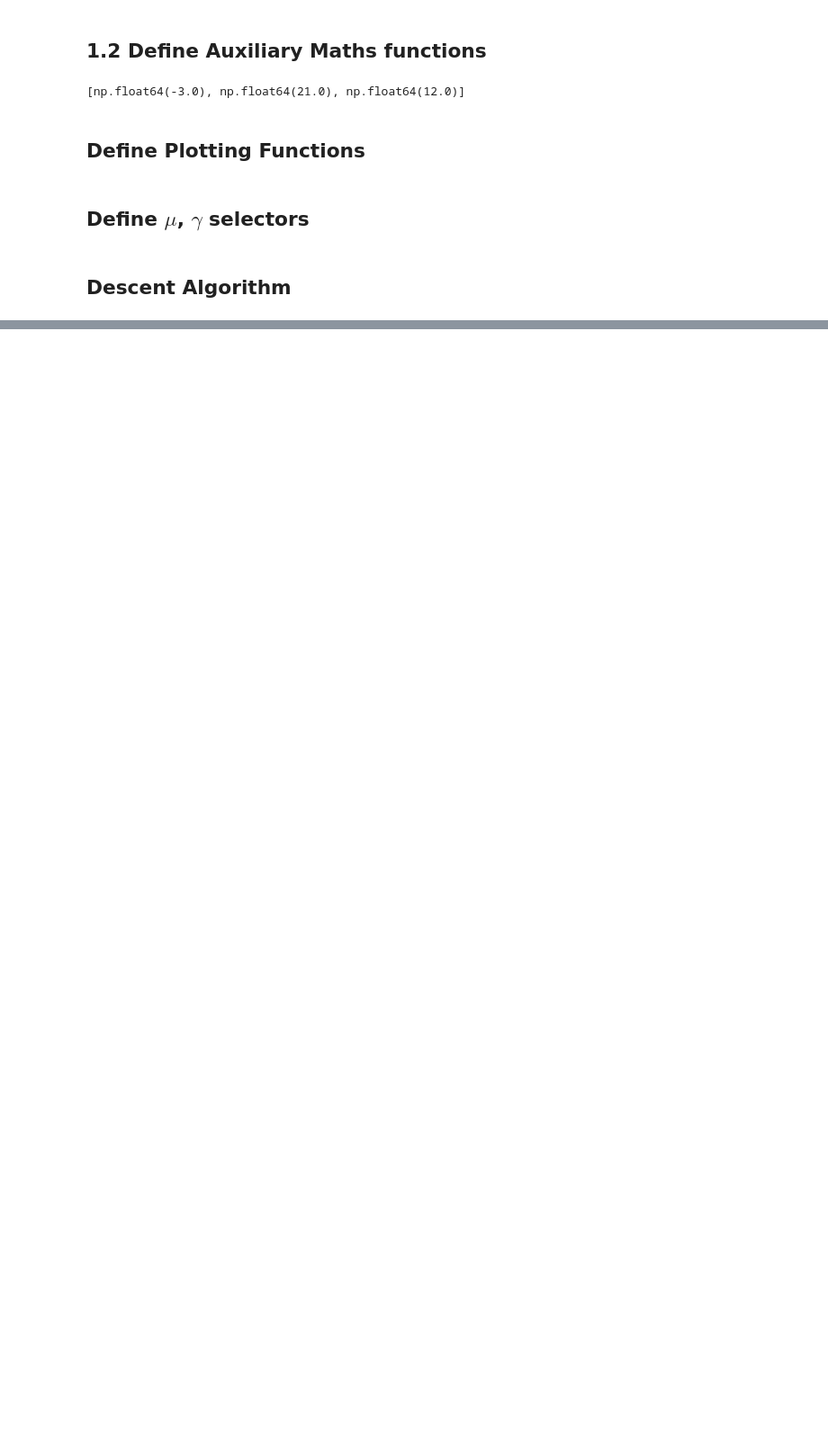
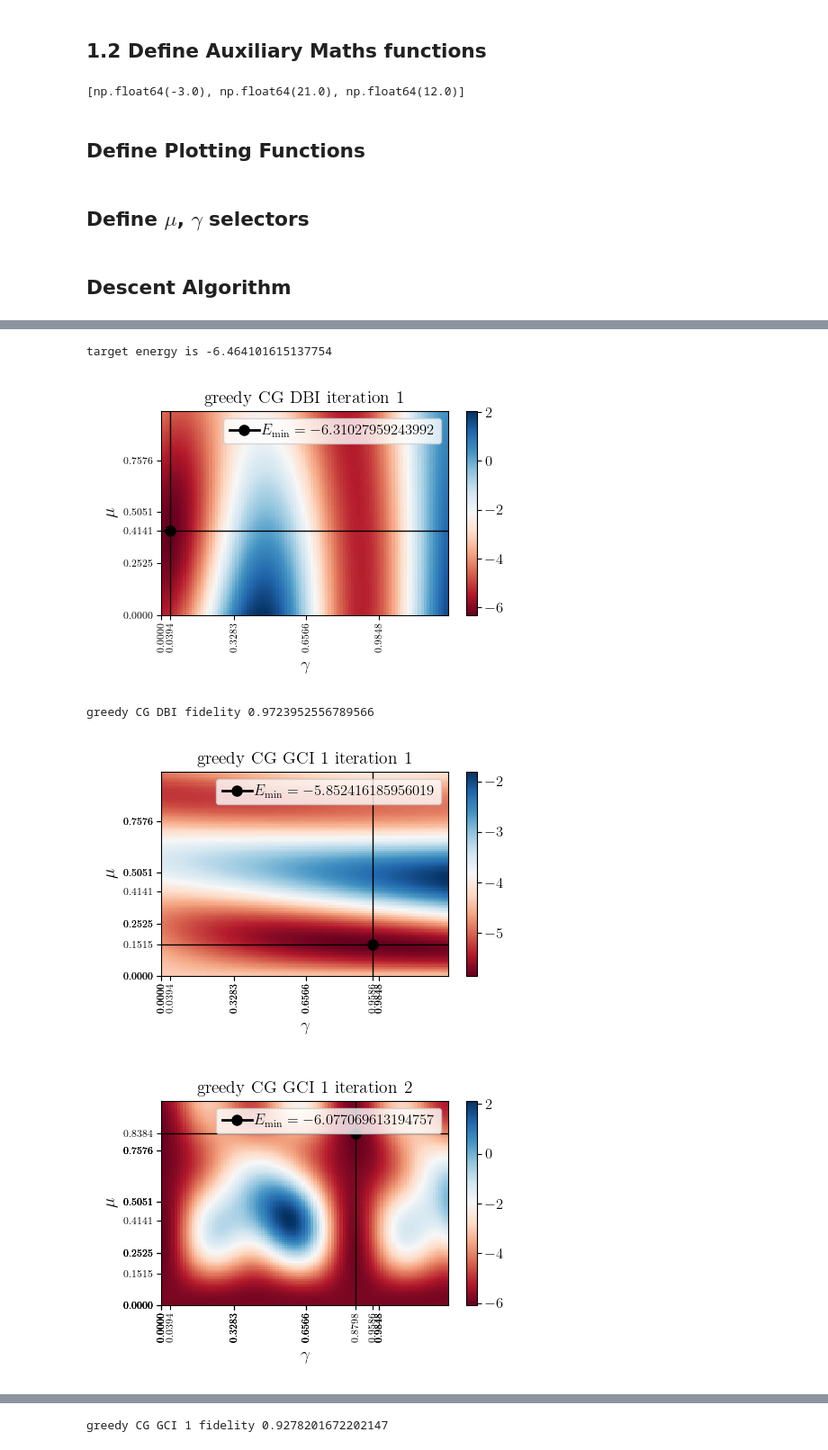
Before and after one commit to AndresArciaLopez/OptimisationOnUnitaries, a Jupyter notebook: CGonUnitaries.ipynb, the cells around one changed output, grey strips where cells are left out. Shown at 90% size. Saved outputs shown, nothing was run; the diff lists cells and outputs as text; code cells hidden in the pictures; blank space fills up the shorter version.

```diff
--- a/CGonUnitaries.ipynb
+++ b/CGonUnitaries.ipynb
@@ -613,0 +661,22 @@ def descent_algorithm(type, mu_selector, mu_gamma_selector, label, marker, num=1
+# %%
+print("target energy is", target_energy)
+
+grid_CG = descent_algorithm("DBI", mu_line_search, mu_gamma_grid_search, "greedy CG DBI", "*", iterations=4)
+
+grid_CG_GCI1 = descent_algorithm("GCI", mu_line_search, mu_gamma_grid_search, "greedy CG GCI 1", "s", num=1, iterations=4)
+
+grid_CG_GCI2 = descent_algorithm("GCI", mu_line_search, mu_gamma_grid_search, "greedy CG GCI 2", "v", num=2, iterations=4)
+
+grid_CG_TGCI = descent_algorithm("TGCI", mu_line_search, mu_gamma_grid_search, "greedy CG TGCI", ">", num=1, iterations=4, trotter_n=1)
+
+grid_CG_TGCI2 = descent_algorithm("TGCI", mu_line_search, mu_gamma_grid_search, "greedy CG TGCI 2", "<", num=2, iterations=4, trotter_n=1)
+
+grid_CG_T2GCI = descent_algorithm("TGCI", mu_line_search, mu_gamma_grid_search, "greedy CG T2GCI", "p", num=1, iterations=4, trotter_n=2)
+
+grid_CG_T2GCI2 = descent_algorithm("TGCI", mu_line_search, mu_gamma_grid_search, "greedy CG T2GCI 2", "^", num=2, iterations=4, trotter_n=2)
+# %% [output]
+target energy is -6.464101615137754
+[figure, added]
+greedy CG DBI fidelity 0.9723952556789566
+[figure, added]
+[figure, added]
@@ -613,0 +684 @@ def descent_algorithm(type, mu_selector, mu_gamma_selector, label, marker, num=1
+greedy CG GCI 1 fidelity 0.9278201672202147
```
Also changed, not shown: parts of 12 cells of this notebook.
